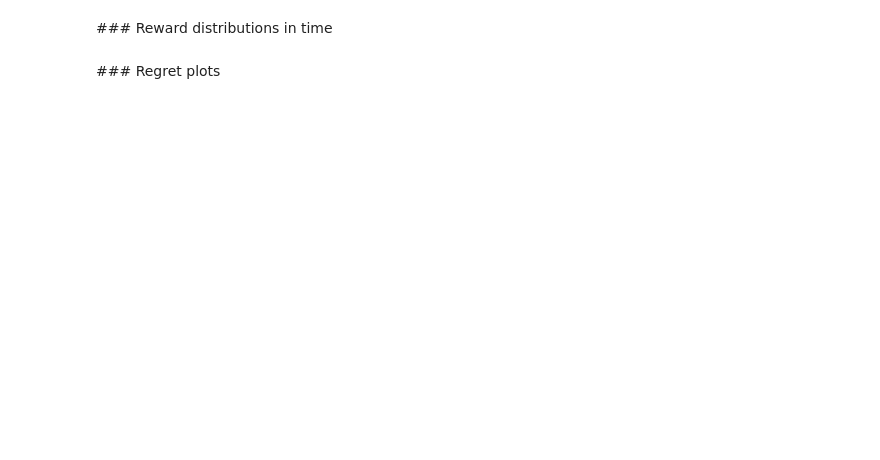
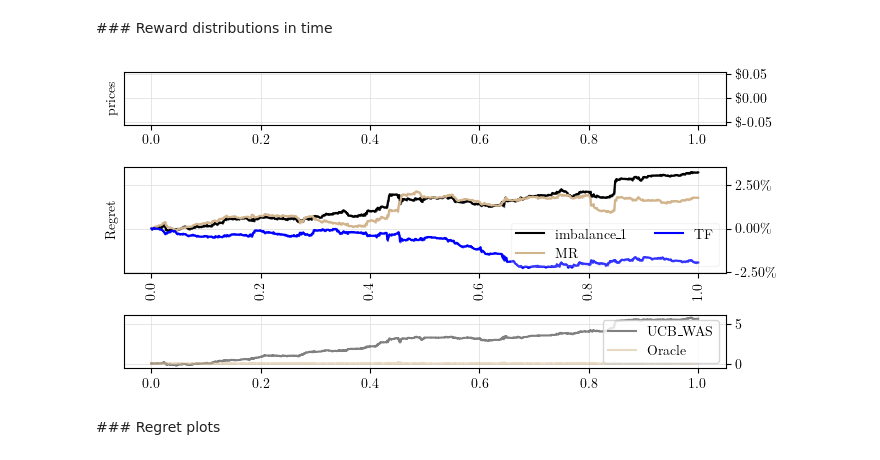
Before and after one commit to FDR0903/gpbandits_for_algotrading, a Jupyter notebook: nb_bandits/AOE_Bandits_2.ipynb, the cells around one changed output. Saved outputs shown, nothing was run; the diff lists cells and outputs as text; code cells hidden in the pictures; blank space fills up the shorter version.

```diff
--- a/nb_bandits/AOE_Bandits_2.ipynb
+++ b/nb_bandits/AOE_Bandits_2.ipynb
@@ -518,10 +523,14 @@ plt.legend(bandits.keys())
 ### Reward distributions in time
 # %%
 period_est  = 20 # in number of rewards, can be "10min"
-bandit_name = 'TS_WAS'
+bandit_name = 'UCB_WAS'
 
-reward_distribution_analysis(bandit_name, bandits, period_est, all_data, rewards_to_plot.dropna(), bandit_rewards.dropna(),
+bandit_rewards  = pd.concat((res_simulations[i_simul][1] for i_simul in range(nb_simulations)), axis=0)
+
+reward_distribution_analysis(bandit_name, bandits, period_est, all_data.loc[bandit_rewards.index,:], rewards_to_plot.loc[bandit_rewards.index,:].cumsum(), bandit_rewards,
                               strategies, W = 7, figure_name = None)
+# %% [output]
+[figure, added]
 # %% [markdown]
 ### Regret plots
 # %%
```
Also changed, not shown: parts of 23 cells of this notebook, 6 other files.
